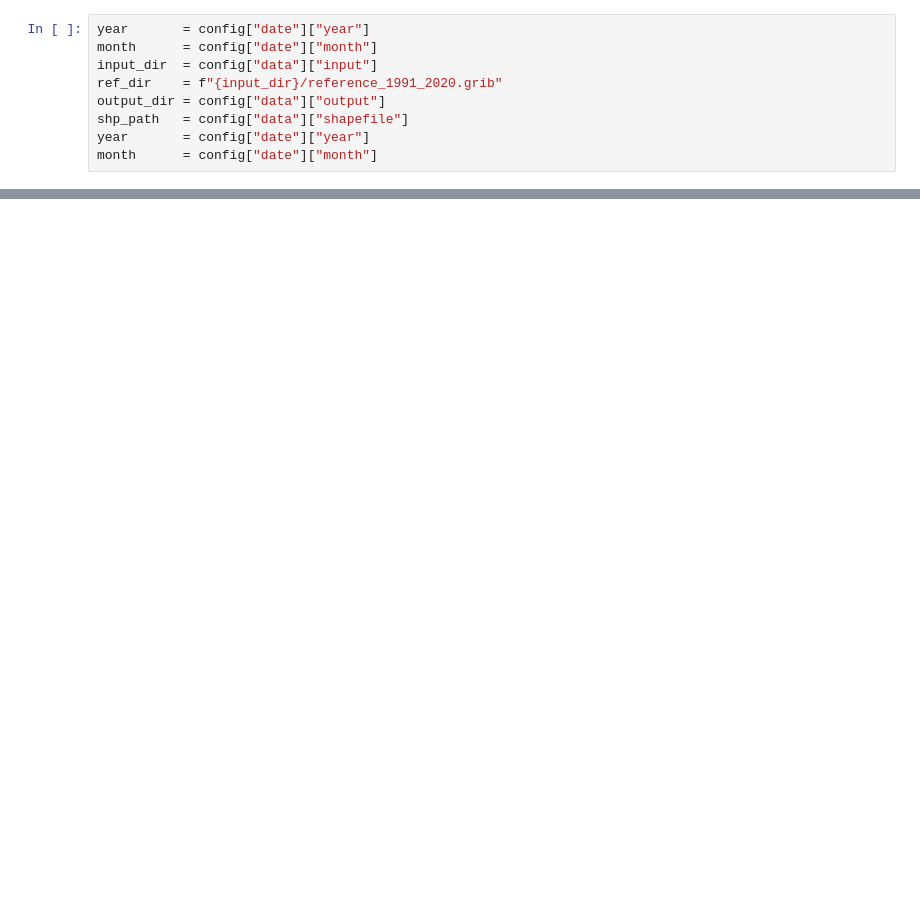
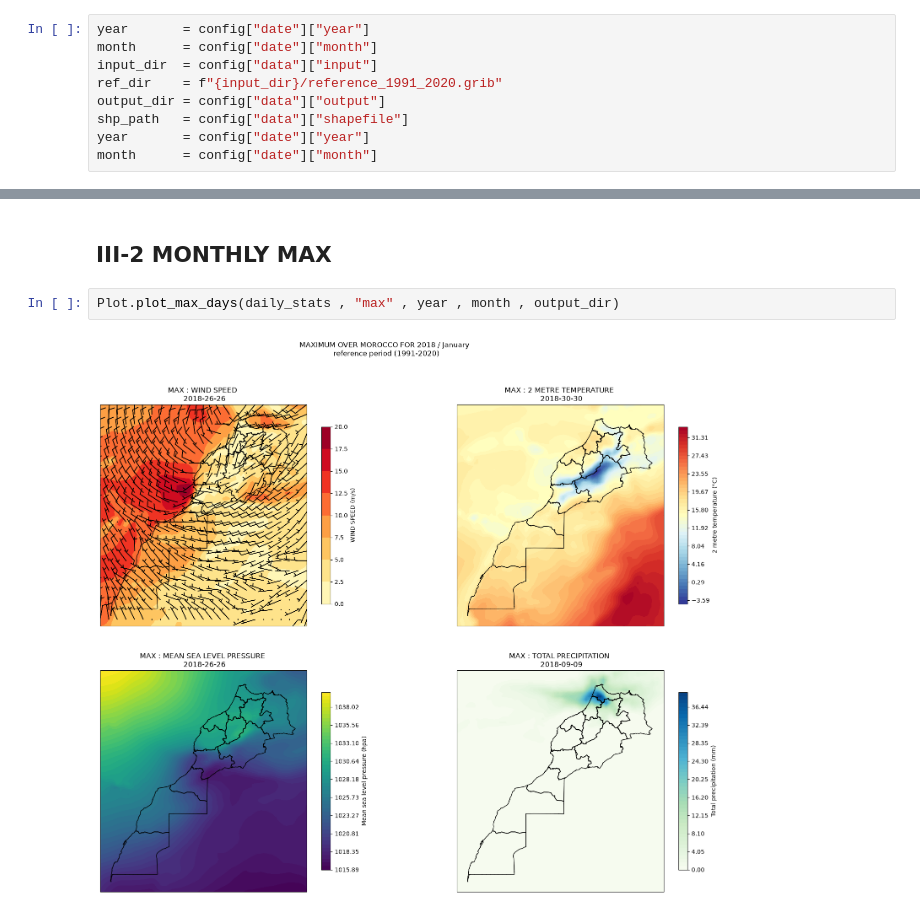
Before and after one commit to Mohamed-01-git/ME_R_SY, a Jupyter notebook: notebooks/01_explore_excel.ipynb, the cells around one changed output, grey strips where cells are left out. Saved outputs shown, nothing was run; the diff lists cells and outputs as text; blank space fills up the shorter version.

```diff
--- a/notebooks/01_explore_excel.ipynb
+++ b/notebooks/01_explore_excel.ipynb
@@ -105,0 +129,6 @@ for i , var in enumerate([t_m , p_m , tp_m]) :
+# %% [markdown]
+## III-2 MONTHLY MAX
+# %%
+Plot.plot_max_days(daily_stats , "max" , year , month , output_dir)
+# %% [output]
+[figure, added]
```
Also changed, not shown: parts of 19 cells of this notebook, 18 other files.
